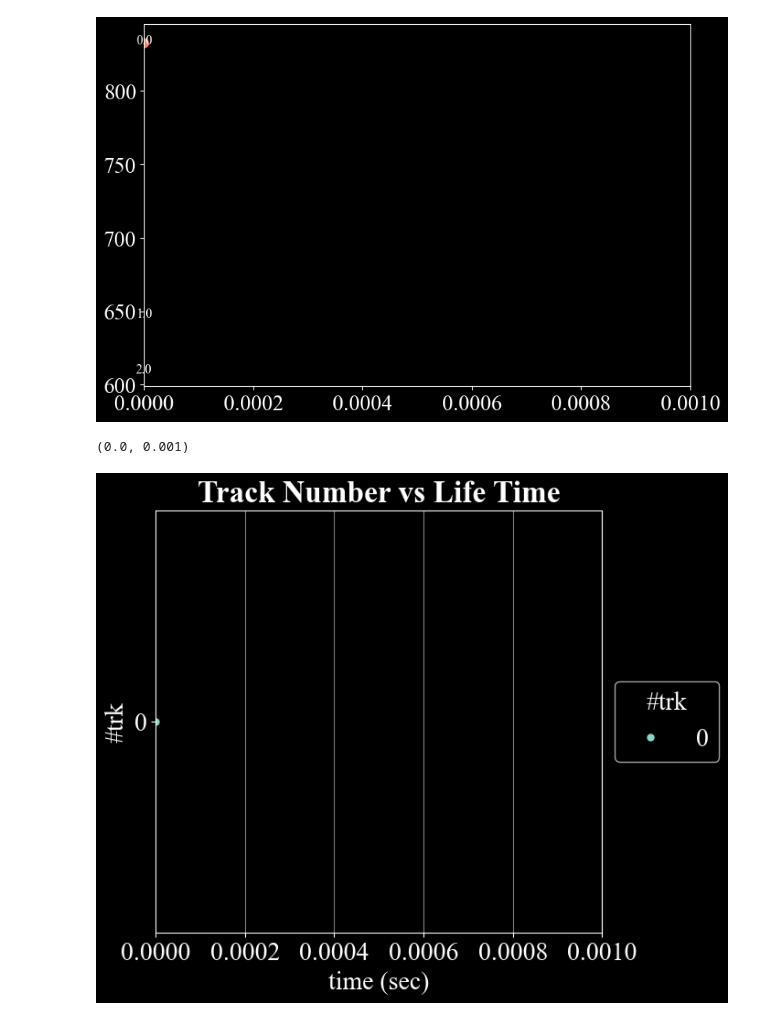
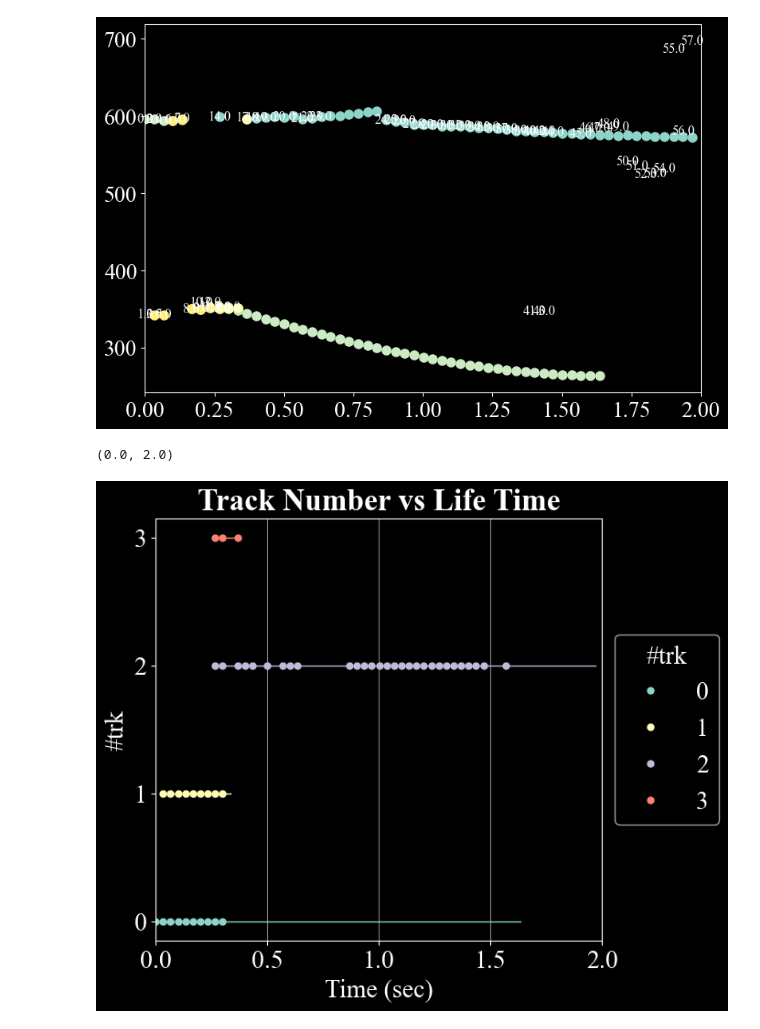
Before and after one commit to C4dynamics/C4dynamics, a Jupyter notebook: examples/detect_track.ipynb, the cells around one changed output. Drawn from its saved outputs; the diff is of its cells as text; code cells hidden in the pictures.

Commit message:
update detect track, remove tf yolo loader

```diff
--- a/examples/detect_track.ipynb
+++ b/examples/detect_track.ipynb
@@ -33,18 +41,18 @@ plt.rcParams['image.interpolation'] = 'nearest'
 # %%
 # user input
 ##
-videoname =    'b1b_rok_japan'  #'usmc_xq_58a' # 'carrier_truman' #    'tank_short' # 'cars1'  #'tank_race' #   'cars2' #   'F-16_Takeoff'    #
-detectortype = 'tf'  #  'opencv' #
+videoname    = 'tank_short' # 'b1b_rok_japan'  #'usmc_xq_58a' # 'carrier_truman' #    'cars1'  #'tank_race' #   'cars2' #   'F-16_Takeoff'    #
+detectortype = 'opencv' #  'tf'  #
 
-t_start = 0 # 30
-tf = 0.001  # 2 #      .08 #
+t_start      = 0 # 30
+tf           = 2 #   0.001  #    .08 #
 
 #
 # initial settings
 ##
-outfol = os.path.join(os.getcwd(), 'examples', 'out', detectortype)
+outfol = os.path.join('examples', 'out', detectortype)
 if not os.path.exists(outfol):
     os.makedirs(outfol)
 
-videoin  = os.path.join(os.getcwd(), 'examples', 'resources', videoname + '.mp4')
+videoin  = os.path.join('examples', 'resources', videoname + '.mp4')
 videoout = os.path.join(outfol, videoname + '.mp4')
@@ -626,3 +563,5 @@ else:
+# %%
+yolodet = c4d.detectors.yolo()
 # %%
 # x(t) = A(t) * x(t-1) + e(t) || e(t) ~ N(0,Q(t))
 # z(t) = H(t) * x(t) + r(t)   || r(t) ~ N(0,R(t))
@@ -1181,6 +1119,11 @@ def run(tf = tf_video, showmustgoon = True, outfile = None):
 
         cvideo_out.write(frame)
 
+
+        save_frames = True
+        if save_frames == True:
+            cv2.imwrite(os.path.join(outfol, str(t).replace('.', '_') + '.png'), frame)
+
         t += dt
         key = cv2.waitKey(1) & 0xFF
         if key == ord('q') or t > tf:
@@ -1289,38 +1243,38 @@ ax.set_xlim(0, tf)
 # plt.show(block = False)
 plt.savefig(os.path.join(outfol, 'detections.jpg'))
 # %% [output]
-[figure, old version]
+[figure, new version]
 # %%
 # trks lifetime
 
 fig1 = plt.figure(1)
 ax1  = plt.subplot(111)
 
 
 
 for k, v in ltrk.trackers.items():
     vstate = np.vectorize(lambda x: x.value)(v.get_data('state')[:, 1])
     iscorrect = np.where(vstate == trkstate.CORRECTED.value)[0]
 
     line = ax1.plot(v.get_data('t'), k * np.ones_like(v.get_data('t')), linewidth = 1)
     ax1.plot(v.get_data('t')[iscorrect], k * np.ones_like(iscorrect), marker = '.', color = line[0].get_color(), markersize = 10, linewidth = 0, label = str(k))
     ax1.yaxis.set_major_locator(ticker.MultipleLocator(base = 1))
 
 
 
 
 plt.legend(title = 'trk')
 box = ax1.get_position()
 ax1.set_position([box.x0, box.y0, box.width * 0.7, box.height])
 ax1.legend(title = '#trk', loc = 'center left', bbox_to_anchor=(1, 0.5))
-ax1.set(xlabel = 'time (sec)',ylabel = '#trk')
+ax1.set(xlabel = 'Time (sec)',ylabel = '#trk')
 ax1.set_title('Track Number vs Life Time', fontweight = 'bold')
 ax1.grid(alpha = 0.5, axis = 'x')
 
 ax1.set_xlim(0, tf)
 # %% [output]
-(0.0, 0.001)
+(0.0, 2.0)
-[figure, old version]
+[figure, new version]
 # %%
 # false positive
 # plot range vs time and diff them below thrshold
```
Also changed, not shown: parts of 12 cells of this notebook, 11 other files.
